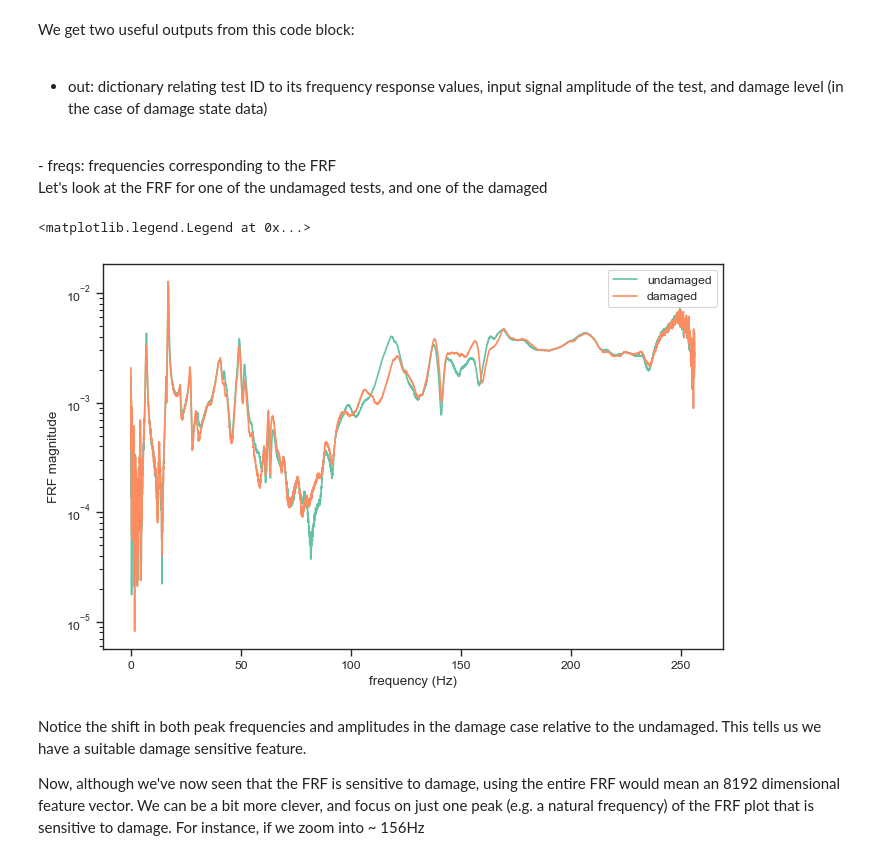
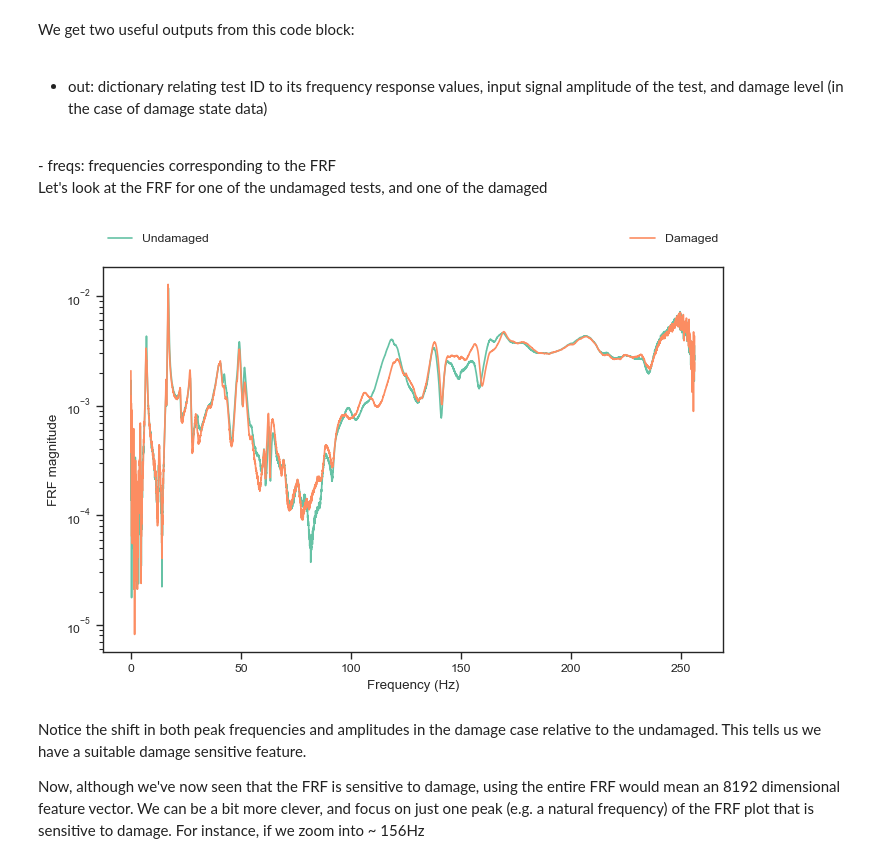
Before and after one commit to MDCHAMP/hawk-data, a Jupyter notebook: examples/shm.ipynb, the cells around one changed output. Drawn from its saved outputs; the diff is of its cells as text; code cells hidden in the pictures.

Commit message:
plots complete

```diff
--- a/examples/shm.ipynb
+++ b/examples/shm.ipynb
@@ -5,10 +5,12 @@ In this notebook we are going to be starting to think about how we might use the
 # %%
 import numpy as np
 import matplotlib.pyplot as plt
+from matplotlib.patches import Ellipse
 import seaborn as sns
 from scipy.spatial.distance import mahalanobis
 import hawk
 
+plt.rcParams['savefig.dpi'] = 300
 sns.set_theme("paper")
 sns.set_style("ticks")
 sns.set_palette("Set2")
@@ -16,6 +18,10 @@ sns.set_palette("Set2")
 data_dir = "./hawk_data"  # use your cached data if you have it downloaded from previous notebooks
 data = hawk.SBW(data_dir)
 ws = data["/LMS/xData/freq"][:]
+
+# control wether figs should be saved
+save = True
+save_dir = './figures/'
 # %% [markdown]
 As a first step, lets take only the natural frequency values from the data and explore them with a straightforward RFP approach using the ranges that we defined previously.
 # %%
@@ -222,14 +327,22 @@ We get two useful outputs from this code block:
 Let's look at the FRF for one of the undamaged tests, and one of the damaged
 # %%
 plt.figure(figsize=(8, 5))
-plt.semilogy(ws,np.abs(data['/LMS/BR_AR/05/ULC-03/frf'][:].mean(1)),label = 'undamaged')
-plt.semilogy(ws,np.abs(data['/LMS/DS_TLE/09/ULC-03/frf'][:].mean(1)), label = 'damaged')
-plt.xlabel('frequency (Hz)')
+plt.semilogy(ws,np.abs(data['/LMS/BR_AR/05/ULC-03/frf'][:].mean(1)),label = 'Undamaged')
+plt.semilogy(ws,np.abs(data['/LMS/DS_TLE/09/ULC-03/frf'][:].mean(1)), label = 'Damaged')
+plt.xlabel('Frequency (Hz)')
 plt.ylabel('FRF magnitude')
-plt.legend(loc = 'upper right')
+plt.legend(
+    bbox_to_anchor=(0, 1.1, 1, 0),
+    loc="upper left",
+    ncols=2,
+    mode="expand",
+    borderaxespad=0,
+    frameon=False,
+    )
+if save:
+    plt.savefig(save_dir+f'frf_comp_1.png')
 # %% [output]
-<matplotlib.legend.Legend at 0x...>
-[figure, old version]
+[figure, new version]
 # %% [markdown]
 Notice the shift in both peak frequencies and amplitudes in the damage case relative to the undamaged. This tells us we have a suitable damage sensitive feature.
 
```
Also changed, not shown: parts of 7 cells of this notebook, 1 other file.
